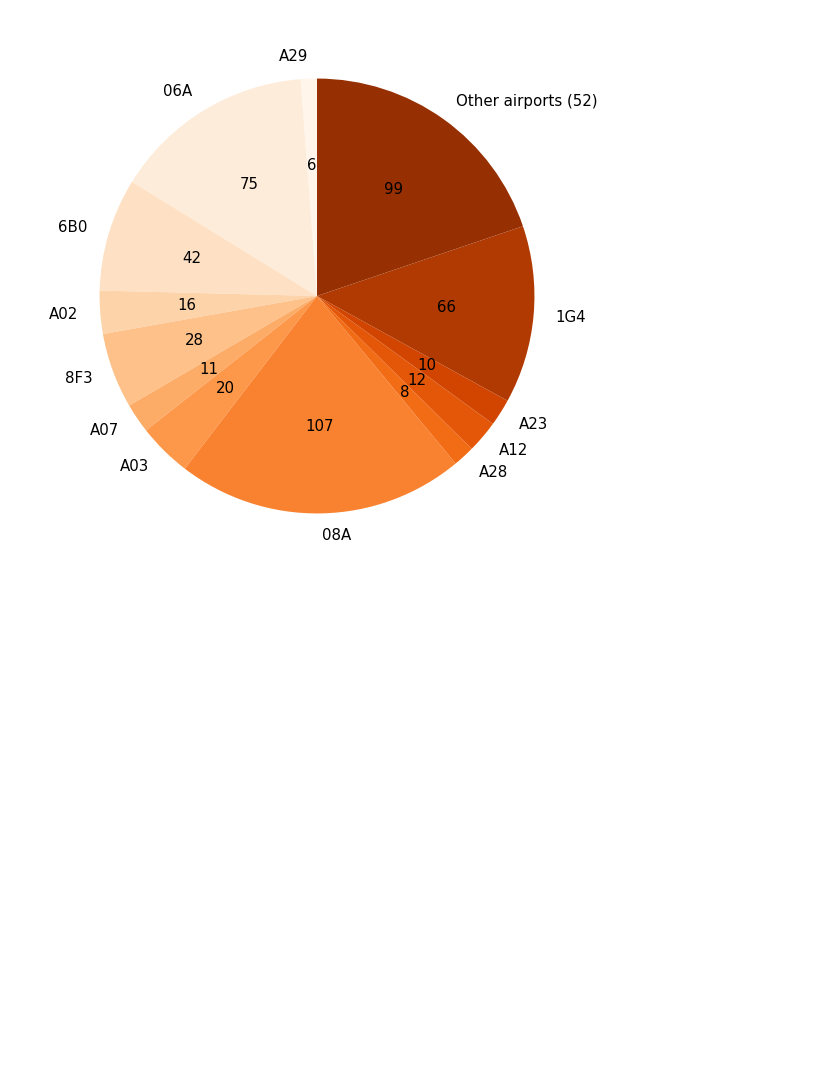
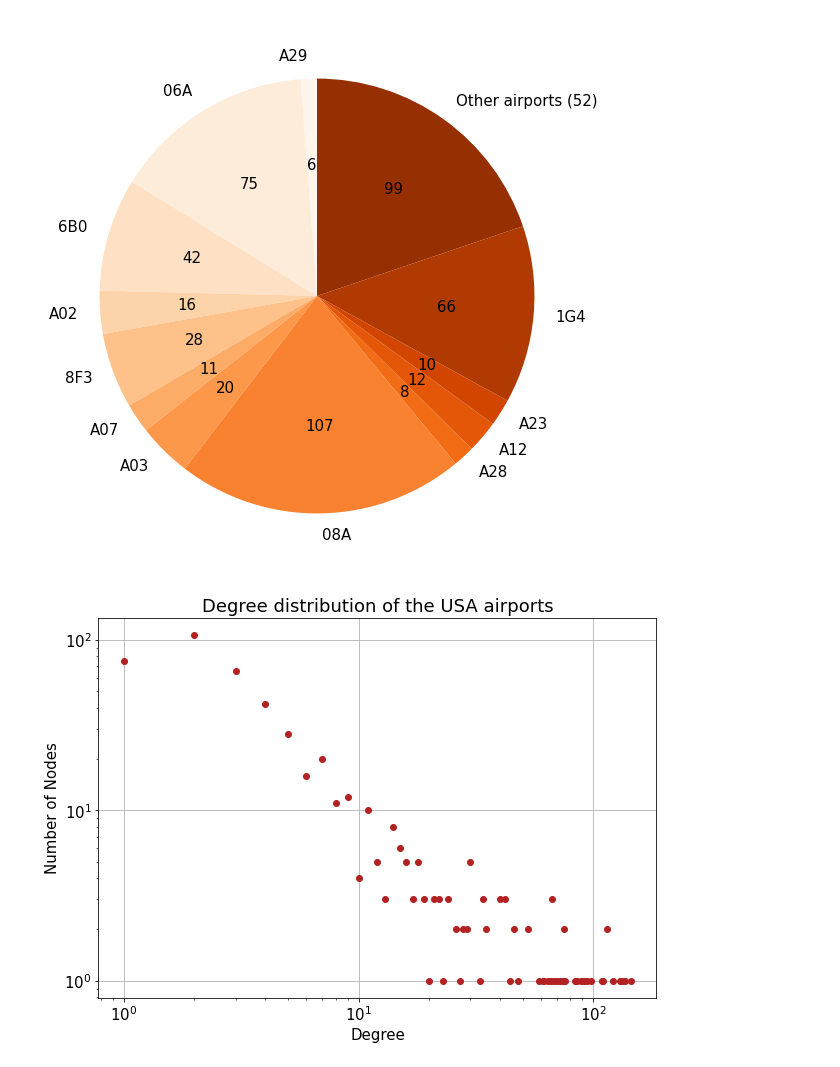
Before and after one commit to domonkoshaffner/network_visualisation, a Jupyter notebook: main_project_network.ipynb, the cells around one changed output. Saved outputs shown, nothing was run; the diff lists cells and outputs as text; code cells hidden in the pictures; blank space fills up the shorter version.

```diff
--- a/main_project_network.ipynb
+++ b/main_project_network.ipynb
@@ -158,3 +158,9 @@ nx.draw(flights_graph, with_labels=True, font_size=12,
+# %%
+f = open("flights_closeness_eigen.txt", "a")
+for i in range(0,len(flights_closeness_list)):
+    string = flights_closeness_list[i] + ',' + str(flights_closeness_values[i]) +  ',' + str(flights_eigenvalue_values[i]) + '\n'
+    f.write(string)
+f.close()
 # %% [markdown]
 ## US Flights
 # %%
@@ -263,3 +269,42 @@ plt.savefig('us_flights_pie_chart.jpg', dpi=600)
 plt.show()
 # %% [output]
 [figure]
+# %%
+# Creating a function for calculating the degree distribution
+
+def plot_degree_histogram(g, normalized=False):
+
+    aux_y = nx.degree_histogram(g)
+    aux_x = np.arange(0,len(aux_y)).tolist()
+    n_nodes = g.number_of_nodes()
+
+    if normalized:
+        for i in range(len(aux_y)):
+            aux_y[i] = aux_y[i]/n_nodes
+
+    return aux_x, aux_y
+# %%
+# Applying the function for the airports
+
+aux_x = plot_degree_histogram(us_flights_graph)[0]
+aux_y = plot_degree_histogram(us_flights_graph)[1]
+# %%
+# Plotting the result histogram
+
+plt.figure(figsize = (10,7))
+
+plt.plot(aux_x, aux_y, 'o', color = 'firebrick')
+
+plt.title('Degree distribution of the USA airports')
+plt.xlabel('Degree')
+plt.ylabel('Number of Nodes')
+plt.xscale("log")
+plt.yscale("log")
+
+plt.grid()
+
+#plt.savefig('degree_dist_usa_airports.jpg', dpi = 500)
+
+plt.show()
+# %% [output]
+[figure, added]
```
Also changed, not shown: parts of 32 cells of this notebook, 4 other files.
